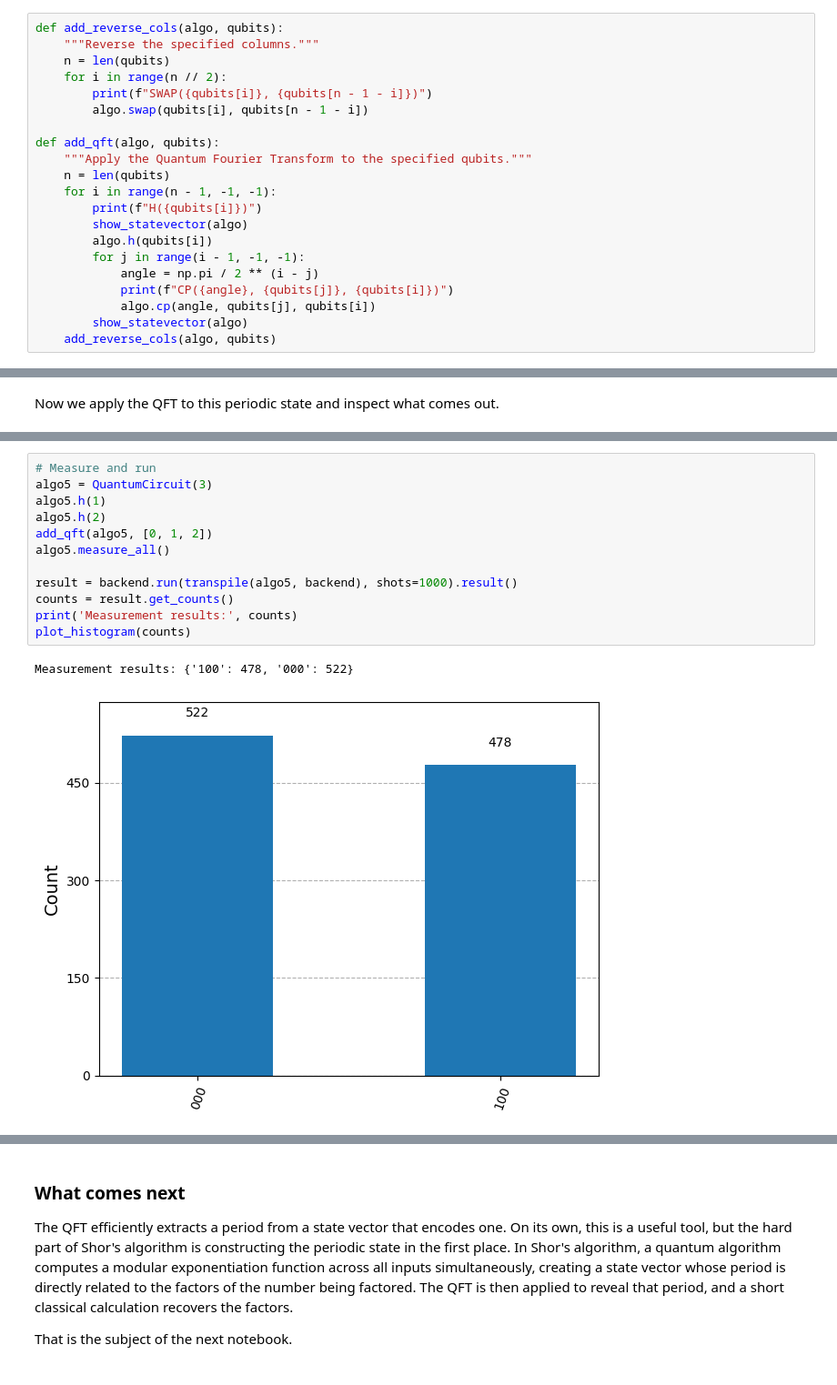
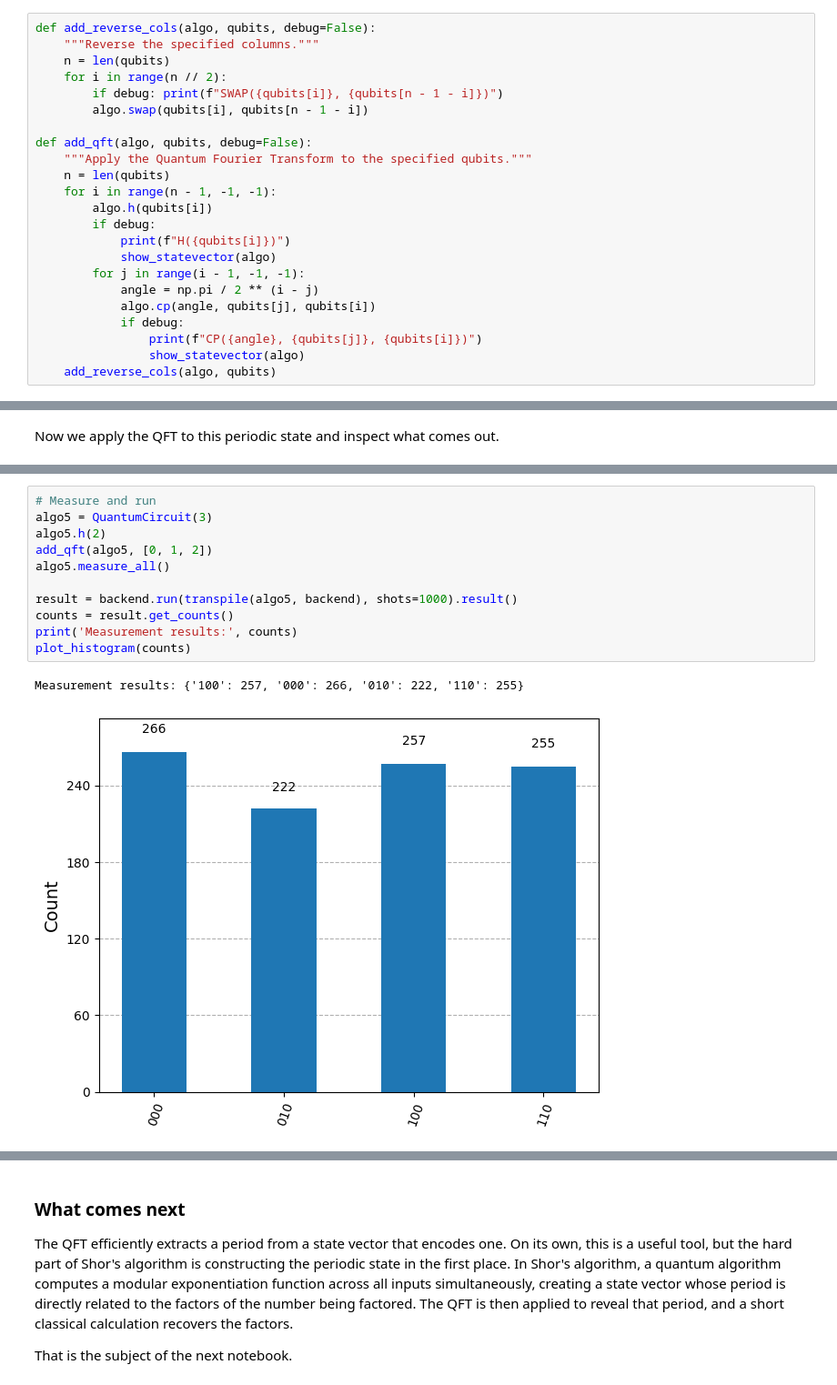
Before and after one commit to aesidau/quantumrandom, a Jupyter notebook: 05_Finding patterns with quantum computers.ipynb, the cells around one changed output, grey strips where cells are left out. Shown at 91% size. Saved outputs shown, nothing was run; the diff lists cells and outputs as text.

```diff
--- a/05_Finding patterns with quantum computers.ipynb
+++ b/05_Finding patterns with quantum computers.ipynb
@@ -242,25 +241,27 @@ H and CP together carry out this calculation across all qubits at once. The CP o
 
 The function below implements the QFT on a list of qubits.
 # %%
-def add_reverse_cols(algo, qubits):
+def add_reverse_cols(algo, qubits, debug=False):
     """Reverse the specified columns."""
     n = len(qubits)
     for i in range(n // 2):
-        print(f"SWAP({qubits[i]}, {qubits[n - 1 - i]})")
+        if debug: print(f"SWAP({qubits[i]}, {qubits[n - 1 - i]})")
         algo.swap(qubits[i], qubits[n - 1 - i])
 
-def add_qft(algo, qubits):
+def add_qft(algo, qubits, debug=False):
     """Apply the Quantum Fourier Transform to the specified qubits."""
     n = len(qubits)
     for i in range(n - 1, -1, -1):
-        print(f"H({qubits[i]})")
-        show_statevector(algo)
         algo.h(qubits[i])
+        if debug:
+            print(f"H({qubits[i]})")
+            show_statevector(algo)
         for j in range(i - 1, -1, -1):
             angle = np.pi / 2 ** (i - j)
-            print(f"CP({angle}, {qubits[j]}, {qubits[i]})")
             algo.cp(angle, qubits[j], qubits[i])
-        show_statevector(algo)
+            if debug:
+                print(f"CP({angle}, {qubits[j]}, {qubits[i]})")
+                show_statevector(algo)
     add_reverse_cols(algo, qubits)
 # %% [markdown]
 ### A periodic state
@@ -355,16 +334,15 @@ Row 0 (frequency 0) always appears for any periodic input — it is the contribu
 # %%
 # Measure and run
 algo5 = QuantumCircuit(3)
-algo5.h(1)
 algo5.h(2)
 add_qft(algo5, [0, 1, 2])
 algo5.measure_all()
 
 result = backend.run(transpile(algo5, backend), shots=1000).result()
 counts = result.get_counts()
 print('Measurement results:', counts)
 plot_histogram(counts)
 # %% [output]
-Measurement results: {'100': 478, '000': 522}
+Measurement results: {'100': 257, '000': 266, '010': 222, '110': 255}
-[figure, old version]
+[figure, new version]
 # %% [markdown]
```
Also changed, not shown: parts of 8 cells of this notebook.
